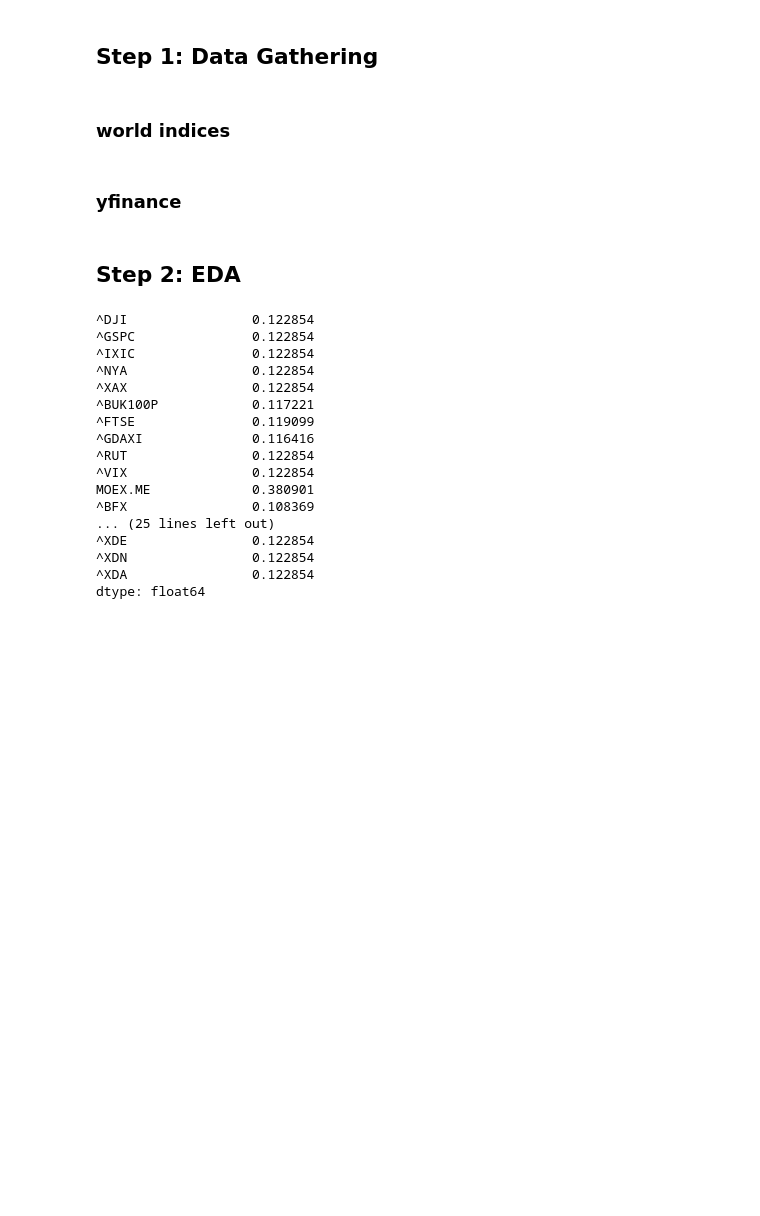
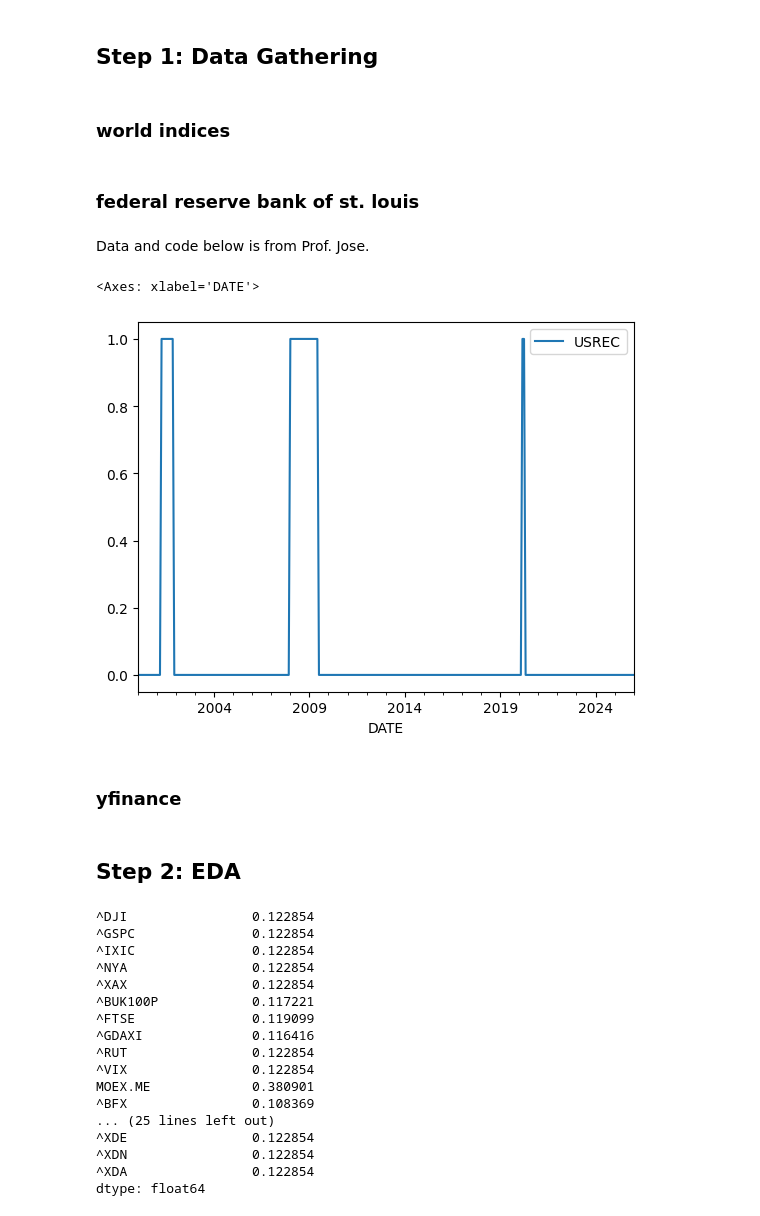
Before and after one commit to donnafaithhh/LP-Norms-and-Volatility, a Jupyter notebook: 01 simulation.ipynb, the cells around one changed output. Saved outputs shown, nothing was run; the diff lists cells and outputs as text; code cells hidden in the pictures; blank space fills up the shorter version.

```diff
--- a/01 simulation.ipynb
+++ b/01 simulation.ipynb
@@ -65,6 +66,20 @@ for row in table.find_all('tr')[1:]:
 df = pd.DataFrame(data, columns=['Symbol', 'Name'])
 major_indices = list(df['Symbol'])
 # %% [markdown]
-### yfinance
+### federal reserve bank of st. louis
+# %% [markdown]
+Data and code below is from Prof. Jose.
+# %%
+# get recession dates
+usrec = web.DataReader(
+    "USREC", "fred", start=datetime(2000, 1, 1), end=datetime(2026, 1, 1)
+)
+# %%
+usrec.plot()
+# %% [output]
+<Axes: xlabel='DATE'>
+[figure, added]
+# %% [markdown]
+### yfinance
 # %%
 # getting closing prices for the 30 stocks with batching
```
Also changed, not shown: parts of 20 cells of this notebook, 4 other files.
